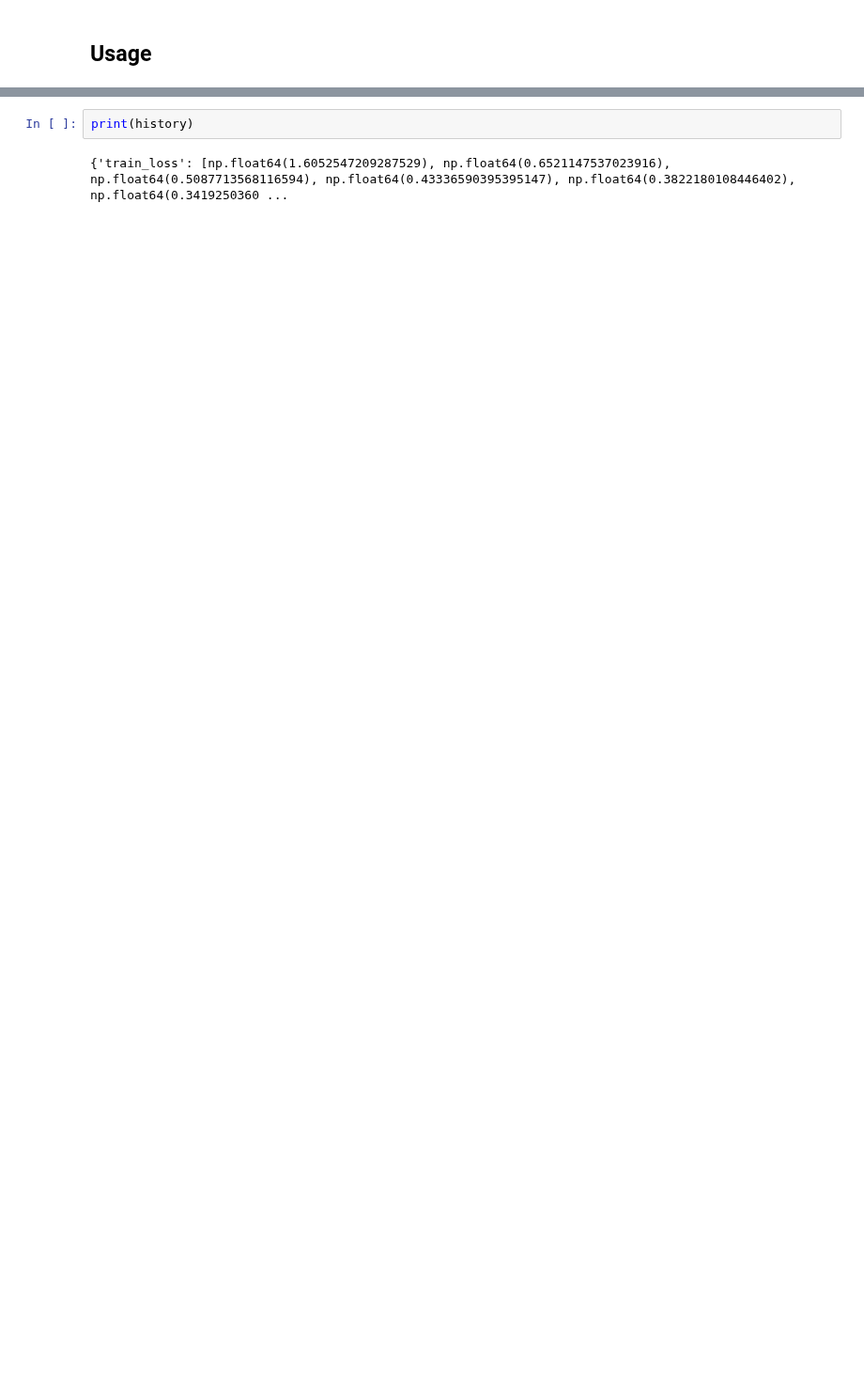
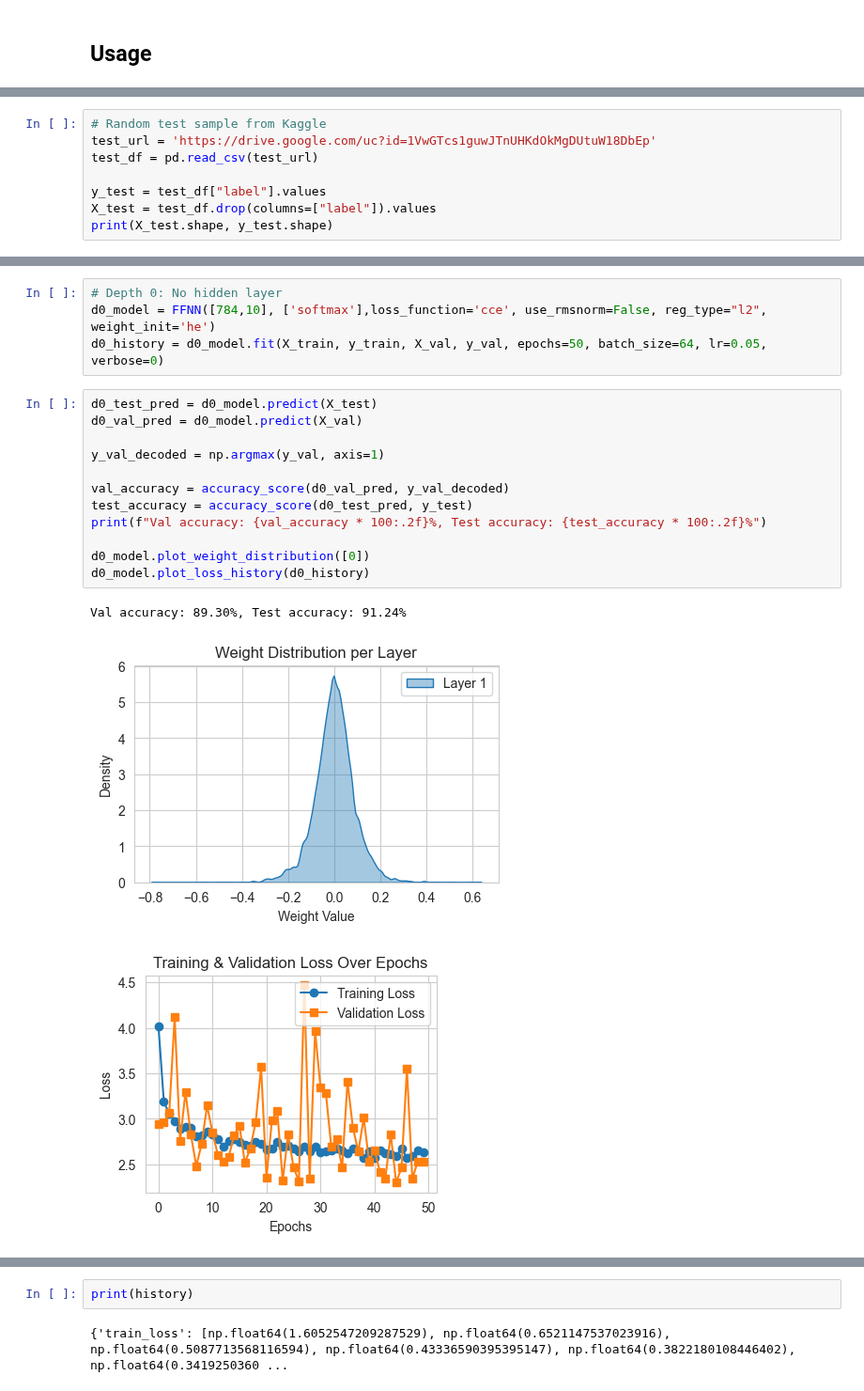
Before and after one commit to kaylanamira/IF3270_Tubes1_K30, a Jupyter notebook: src/pls.ipynb, the cells around one changed output, grey strips where cells are left out. Shown at 94% size. Drawn from its saved outputs; the diff is of its cells as text; blank space fills up the shorter version.

Commit message:
feat : depth comparison, fix : save

```diff
--- a/src/pls.ipynb
+++ b/src/pls.ipynb
@@ -29,0 +36,8 @@ X_train, X_val, y_train, y_val = train_test_split(X, y_encoded, test_size=0.2, r
+# %%
+# Random test sample from Kaggle
+test_url = 'https://drive.google.com/uc?id=1VwGTcs1guwJTnUHKdOkMgDUtuW18DbEp'
+test_df = pd.read_csv(test_url)
+
+y_test = test_df["label"].values
+X_test = test_df.drop(columns=["label"]).values
+print(X_test.shape, y_test.shape)
@@ -29,0 +50,20 @@ X_train, X_val, y_train, y_val = train_test_split(X, y_encoded, test_size=0.2, r
+# %%
+# Depth 0: No hidden layer
+d0_model = FFNN([784,10], ['softmax'],loss_function='cce', use_rmsnorm=False, reg_type="l2", weight_init='he')
+d0_history = d0_model.fit(X_train, y_train, X_val, y_val, epochs=50, batch_size=64, lr=0.05, verbose=0)
+# %%
+d0_test_pred = d0_model.predict(X_test)
+d0_val_pred = d0_model.predict(X_val)
+
+y_val_decoded = np.argmax(y_val, axis=1)
+
+val_accuracy = accuracy_score(d0_val_pred, y_val_decoded)
+test_accuracy = accuracy_score(d0_test_pred, y_test)
+print(f"Val accuracy: {val_accuracy * 100:.2f}%, Test accuracy: {test_accuracy * 100:.2f}%")
+
+d0_model.plot_weight_distribution([0])
+d0_model.plot_loss_history(d0_history)
+# %% [output]
+Val accuracy: 89.30%, Test accuracy: 91.24%
+[figure, added]
+[figure, added]
```
Also changed, not shown: parts of 15 cells of this notebook, 4 other files.
